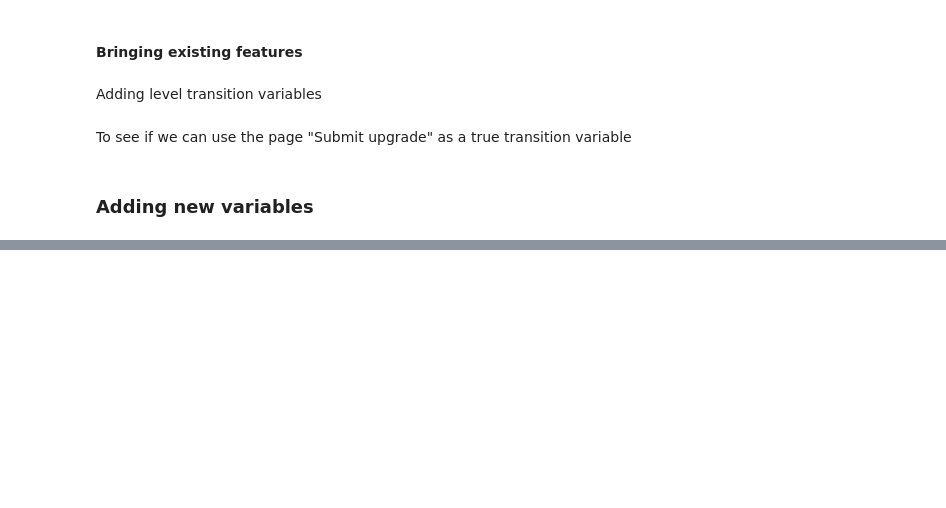
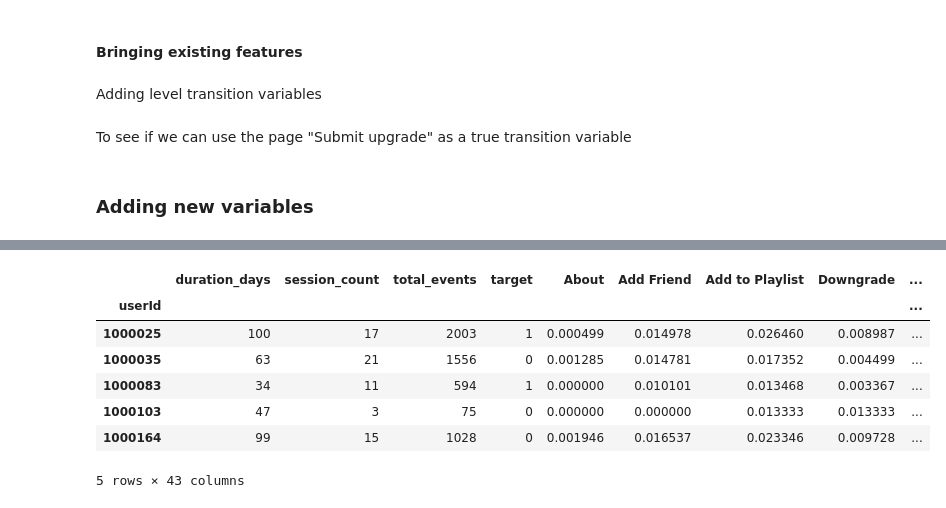
Before and after one commit to Conni2/churn_python, a Jupyter notebook: churn.ipynb, the cells around one changed output, grey strips where cells are left out. Saved outputs shown, nothing was run; the diff lists cells and outputs as text; code cells hidden in the pictures; blank space fills up the shorter version.

```diff
--- a/churn.ipynb
+++ b/churn.ipynb
@@ -610,0 +779,47 @@ user_base['median_gap_hours'] = median_gap
+# %%
+ua = train['userAgent']
+
+os_cond = [
+    ua.str.contains('Windows', case=False, regex=True),
+    ua.str.contains('Mac OS X', case=False, regex=True) | ua.str.contains('Macintosh', case=False, regex=True),
+    ua.str.contains('iPhone|iPad|iOS', case=False, regex=True),
+    ua.str.contains('Android', case=False, regex=True),
+]
+os_choice = ['Windows', 'Mac', 'iOS', 'Android']
+train['os'] = np.select(os_cond, os_choice, default='Other')
+
+browser_cond = [
+    ua.str.contains('Chrome/', case=False, regex=True),
+    ua.str.contains('Firefox/', case=False, regex=True),
+    ua.str.contains('Safari/', case=False, regex=True) & ~ua.str.contains('Chrome/', case=False, regex=True),
+    ua.str.contains('MSIE|Trident', case=False, regex=True),
+]
+browser_choice = ['Chrome', 'Firefox', 'Safari', 'IE']
+train['browser'] = np.select(browser_cond, browser_choice, default='Other')
+
+device_cond = [
+    ua.str.contains('iPhone|iPad|Android', case=False, regex=True)
+]
+train['device_type'] = np.select(device_cond, ['Mobile'], default='Desktop')
+
+def mode(x):
+    return x.value_counts().idxmax()
+
+user_os = train.groupby('userId')['os'].agg(mode)
+user_browser = train.groupby('userId')['browser'].agg(mode)
+user_device = train.groupby('userId')['device_type'].agg(mode)
+
+user_base['os'] = user_os
+user_base['browser'] = user_browser
+user_base['device_type'] = user_device
+# %%
+user_base.head()
+# %% [output]
+|  | duration_days | session_count | total_events | target | About | Add Friend | Add to Playlist | Downgrade | ... |
+| userId |  |  |  |  |  |  |  |  | ... |
+| 1000025 | 100 | 17 | 2003 | 1 | 0.000499 | 0.014978 | 0.026460 | 0.008987 | ... |
+| 1000035 | 63 | 21 | 1556 | 0 | 0.001285 | 0.014781 | 0.017352 | 0.004499 | ... |
+| 1000083 | 34 | 11 | 594 | 1 | 0.000000 | 0.010101 | 0.013468 | 0.003367 | ... |
+| 1000103 | 47 | 3 | 75 | 0 | 0.000000 | 0.000000 | 0.013333 | 0.013333 | ... |
+| 1000164 | 99 | 15 | 1028 | 0 | 0.001946 | 0.016537 | 0.023346 | 0.009728 | ... |
+5 rows × 43 columns
```
Also changed, not shown: parts of 30 cells of this notebook.
